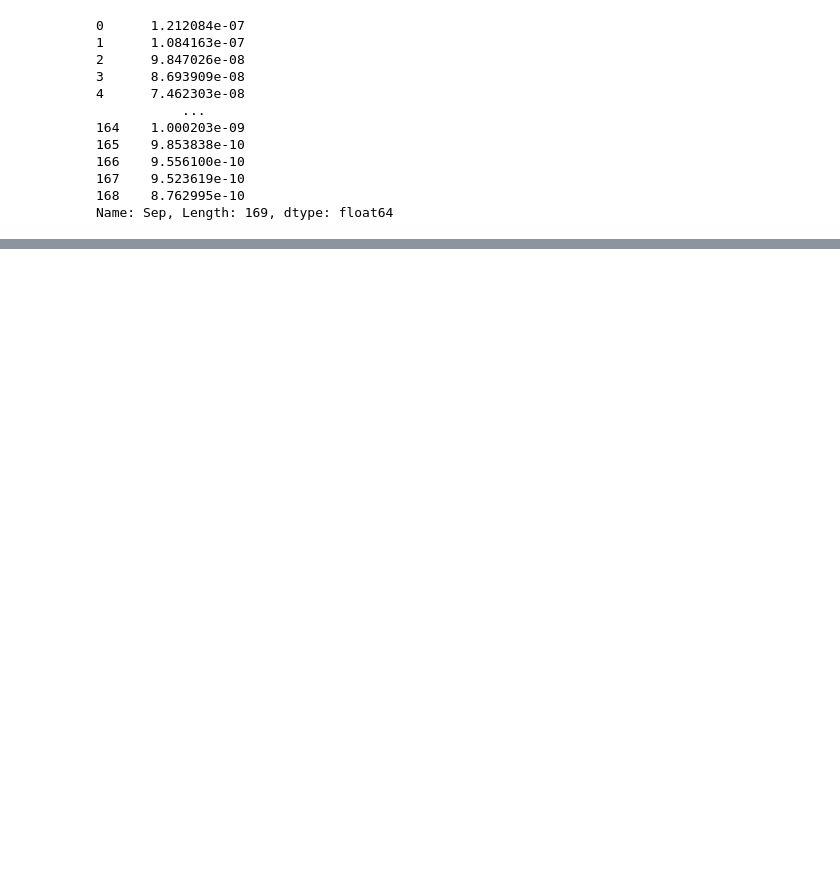
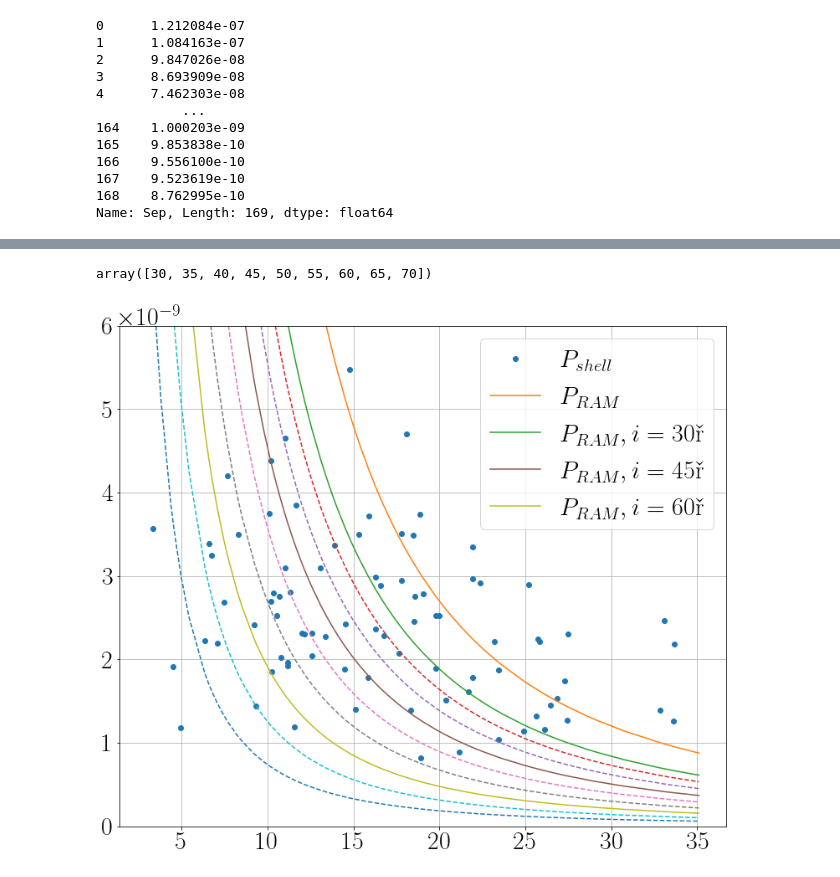
Before and after one commit to will-henney/globule-seminario, a Jupyter notebook: roberto-notebooks/parameters for the globules in M1-67.ipynb, the cells around one changed output, grey strips where cells are left out. Drawn from its saved outputs; the diff is of its cells as text; code cells hidden in the pictures; blank space fills up the shorter version.

```diff
--- a/roberto-notebooks/parameters for the globules in M1-67.ipynb
+++ b/roberto-notebooks/parameters for the globules in M1-67.ipynb
@@ -323,0 +354,30 @@ sum(df1['Bshell'])
+# %%
+i = np.arange(30,75,5)
+i
+# %% [output]
+array([30, 35, 40, 45, 50, 55, 60, 65, 70])
+# %%
+P_wind= []
+for j in i:
+    P_w = ((np.cos(j*np.pi/180))**(5/2))*P_RAM
+    P_wind.append(P_w)
+
+
+plt.plot(df['Sep'],P_shell,'o',label = r'$P_{shell}$')
+plt.plot(df['Sep'],P_RAM,label=r'$P_{RAM}$')
+plt.plot(df['Sep'],P_wind[0],label=r'$P_{RAM},i=30°$')
+plt.plot(df['Sep'],P_wind[1],'--')#label=r'$P_{RAM},i=35$')
+plt.plot(df['Sep'],P_wind[2],'--')#label=r'$P_{RAM},i=40$')
+plt.plot(df['Sep'],P_wind[3],label=r'$P_{RAM},i=45°$')
+plt.plot(df['Sep'],P_wind[4],'--')#label=r'$P_{RAM},i=50$')
+plt.plot(df['Sep'],P_wind[5],'--')#label=r'$P_{RAM},i=55$')
+plt.plot(df['Sep'],P_wind[6],label=r'$P_{RAM},i=60°$')
+plt.plot(df['Sep'],P_wind[7],'--')#label=r'$P_{RAM},i=65$')
+plt.plot(df['Sep'],P_wind[8],'--')#label=r'$P_{RAM},i=70$')
+plt.legend()
+#plt.yscale('log')
+plt.ylim(0,6.0E-9)
+plt.grid()
+plt.show()
+# %% [output]
+[figure, added]
```
Also changed, not shown: parts of 26 cells of this notebook.
